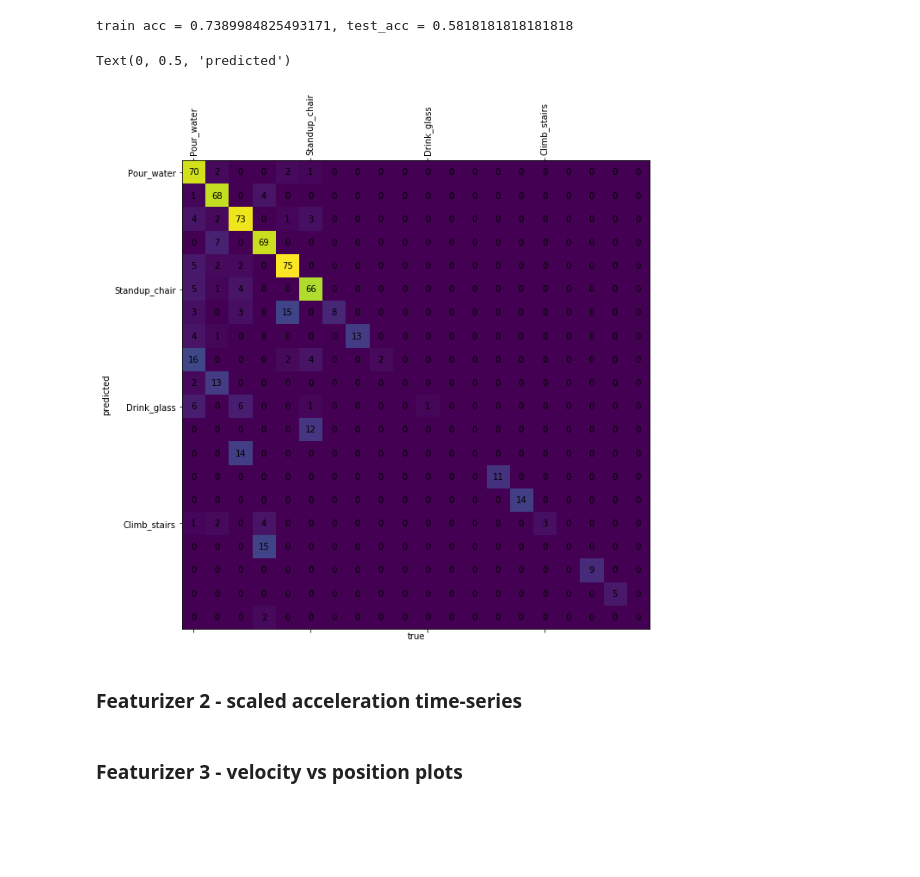
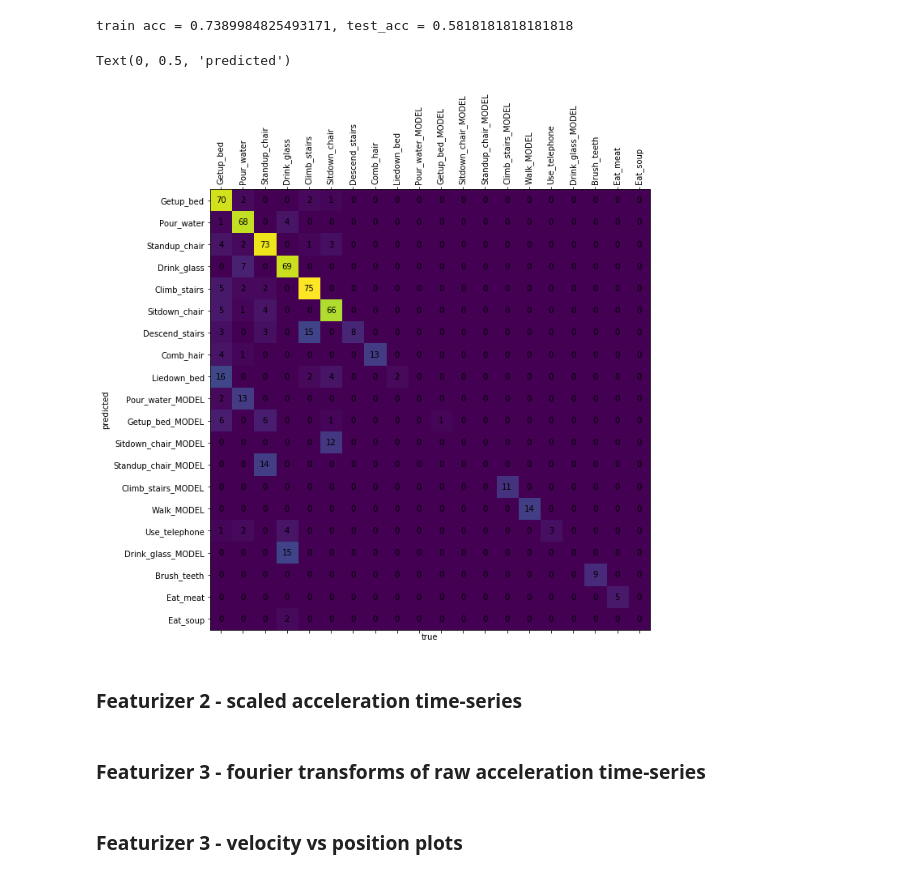
Before and after one commit to TreeinRandomForest/SummitDemo, a Jupyter notebook: Exploratory Analysis of UCI Accelerometer Data.ipynb, the cells around one changed output. Saved outputs shown, nothing was run; the diff lists cells and outputs as text; code cells hidden in the pictures; blank space fills up the shorter version.

```diff
--- a/Exploratory Analysis of UCI Accelerometer Data.ipynb
+++ b/Exploratory Analysis of UCI Accelerometer Data.ipynb
@@ -276,21 +276,24 @@ train acc = 0.7389984825493171, test_acc = 0.5818181818181818
 # %%
 fig = plt.figure(figsize=(10,10))
 ax = plt.subplot()
 
 labels = list(train_df['label'].value_counts().index)
 
 confusion = confusion_matrix(train_labels, train_pred, labels=labels)
 ax.matshow(confusion)
+
+ax.set_xticks(range(len(labels)))
+ax.set_yticks(range(len(labels)))
 
 ax.set_xticklabels(labels, rotation=90);
 ax.set_yticklabels(labels);
 
 for i in range(len(labels)):
     for j in range(len(labels)):
         ax.text(j, i, confusion[i,j], va='center', ha='center')
 
 plt.xlabel('true')
 plt.ylabel('predicted')
 # %% [output]
 Text(0, 0.5, 'predicted')
-[figure, old version]
+[figure, new version]
@@ -303,3 +302,5 @@ data_ts.keys()
+# %% [markdown]
+### Featurizer 3 - fourier transforms of raw acceleration time-series
 # %% [markdown]
 ### Featurizer 3 - velocity vs position plots
 # %%
```
Also changed, not shown: parts of 2 cells of this notebook.
